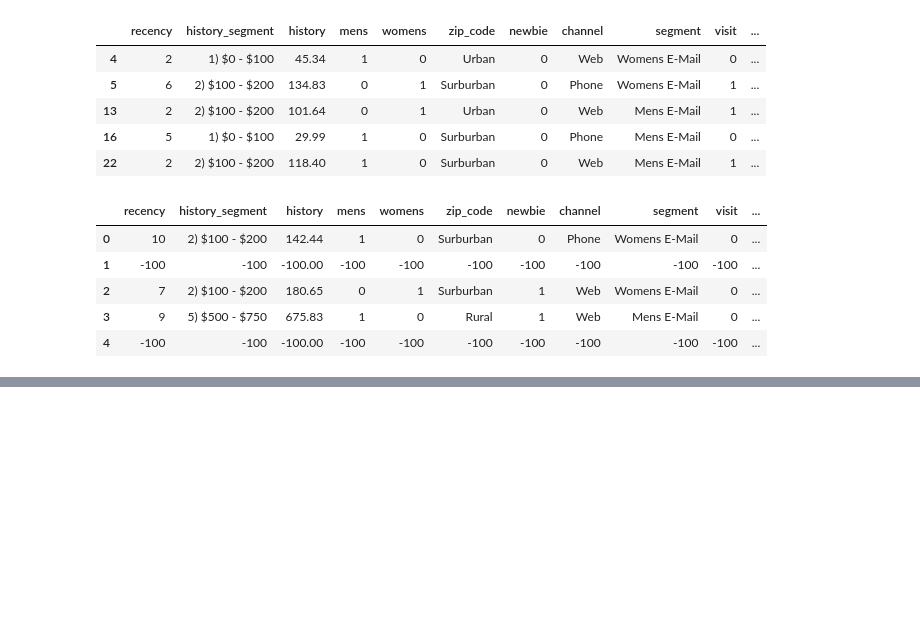
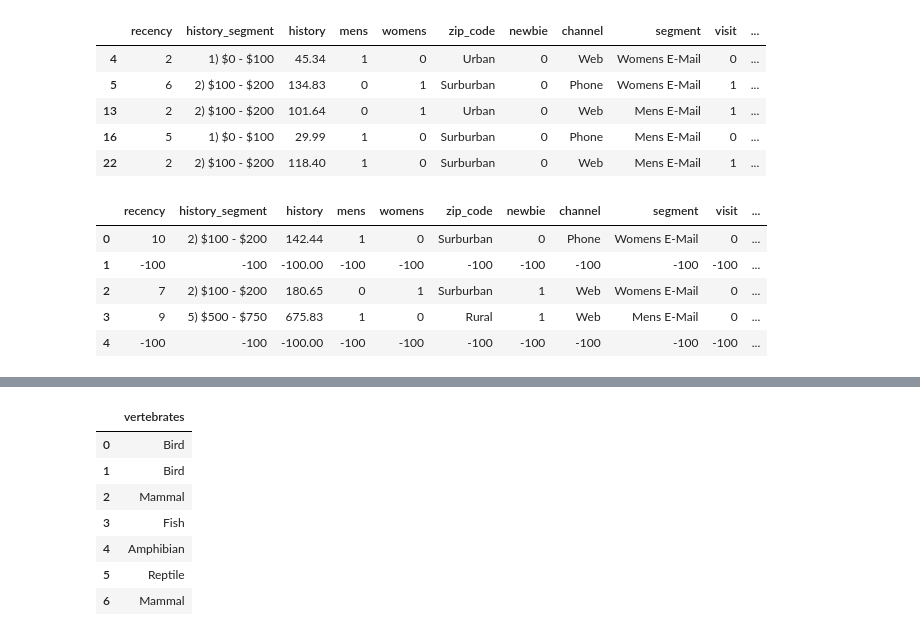
Before and after one commit to rbk2145/edx-Microsoft--DAT210x, a Jupyter notebook: DAT210x-master/Module2/Module2- Practice.ipynb, the cells around one changed output, grey strips where cells are left out. Saved outputs shown, nothing was run; the diff lists cells and outputs as text; code cells hidden in the pictures; blank space fills up the shorter version.

```diff
--- a/DAT210x-master/Module2/Module2- Practice.ipynb
+++ b/DAT210x-master/Module2/Module2- Practice.ipynb
@@ -126,0 +158,11 @@ df.head()
+# %%
+df2
+# %% [output]
+|  | vertebrates |
+| 0 | Bird |
+| 1 | Bird |
+| 2 | Mammal |
+| 3 | Fish |
+| 4 | Amphibian |
+| 5 | Reptile |
+| 6 | Mammal |
```
Also changed, not shown: parts of 22 cells of this notebook.
